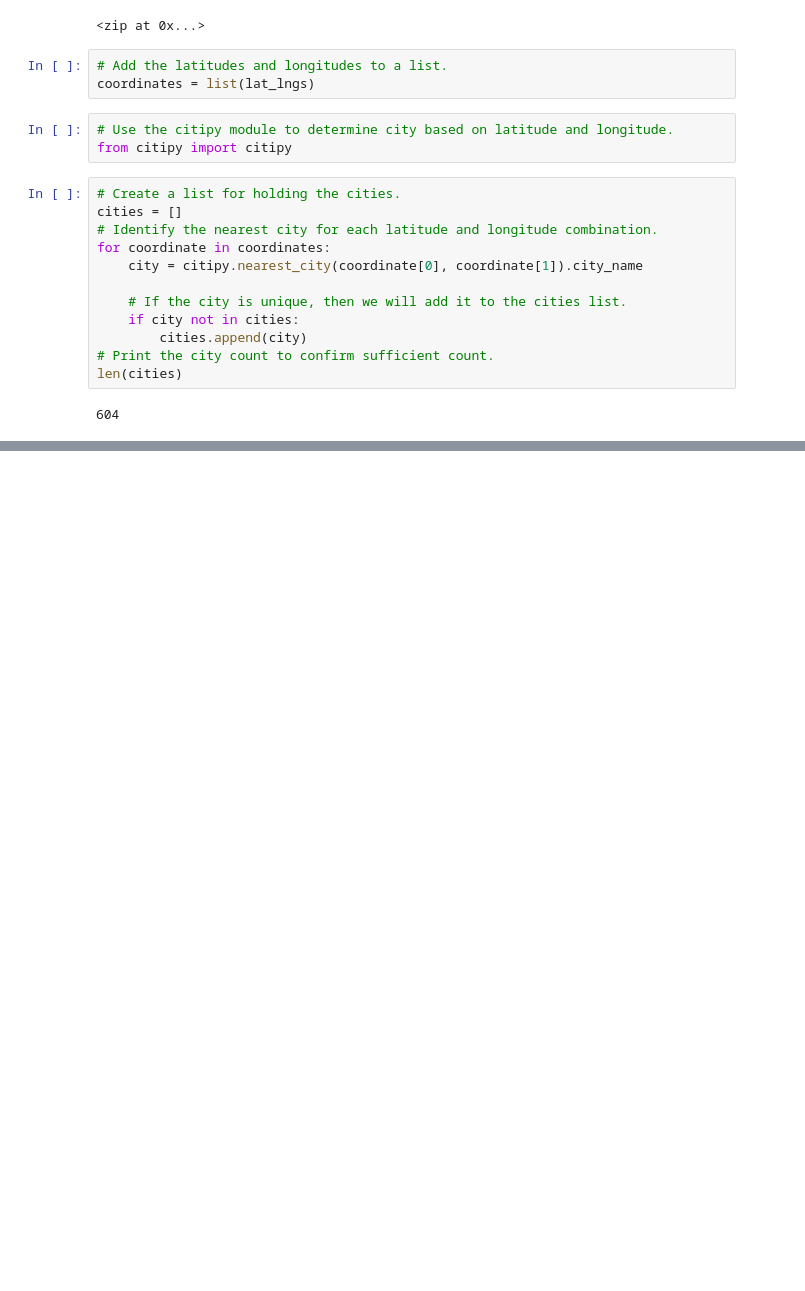
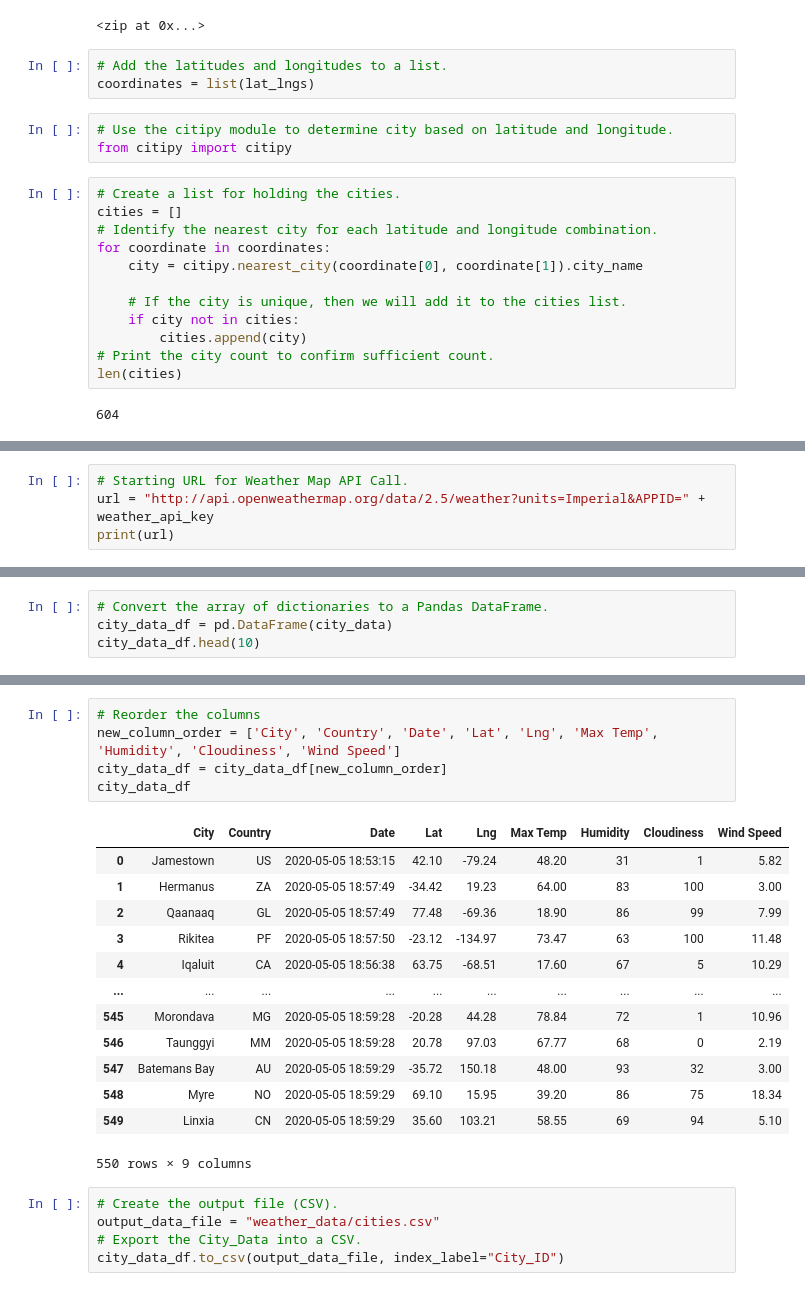
Before and after one commit to adamskel78/World_Weather_Analysis, a Jupyter notebook: WeatherPy.ipynb, the cells around one changed output, grey strips where cells are left out. Cells and saved outputs as stored; diff of their text form; blank space fills up the shorter version.

```diff
--- a/WeatherPy.ipynb
+++ b/WeatherPy.ipynb
@@ -33,0 +43,4 @@ len(cities)
+# %%
+# Starting URL for Weather Map API Call.
+url = "http://api.openweathermap.org/data/2.5/weather?units=Imperial&APPID=" + weather_api_key
+print(url)
@@ -33,0 +131,4 @@ len(cities)
+# %%
+# Convert the array of dictionaries to a Pandas DataFrame.
+city_data_df = pd.DataFrame(city_data)
+city_data_df.head(10)
@@ -33,0 +147,24 @@ len(cities)
+# %%
+# Reorder the columns
+new_column_order = ['City', 'Country', 'Date', 'Lat', 'Lng', 'Max Temp', 'Humidity', 'Cloudiness', 'Wind Speed']
+city_data_df = city_data_df[new_column_order]
+city_data_df
+# %% [output]
+|  | City | Country | Date | Lat | Lng | Max Temp | Humidity | Cloudiness | Wind Speed |
+| 0 | Jamestown | US | 2020-05-05 18:53:15 | 42.10 | -79.24 | 48.20 | 31 | 1 | 5.82 |
+| 1 | Hermanus | ZA | 2020-05-05 18:57:49 | -34.42 | 19.23 | 64.00 | 83 | 100 | 3.00 |
+| 2 | Qaanaaq | GL | 2020-05-05 18:57:49 | 77.48 | -69.36 | 18.90 | 86 | 99 | 7.99 |
+| 3 | Rikitea | PF | 2020-05-05 18:57:50 | -23.12 | -134.97 | 73.47 | 63 | 100 | 11.48 |
+| 4 | Iqaluit | CA | 2020-05-05 18:56:38 | 63.75 | -68.51 | 17.60 | 67 | 5 | 10.29 |
+| ... | ... | ... | ... | ... | ... | ... | ... | ... | ... |
+| 545 | Morondava | MG | 2020-05-05 18:59:28 | -20.28 | 44.28 | 78.84 | 72 | 1 | 10.96 |
+| 546 | Taunggyi | MM | 2020-05-05 18:59:28 | 20.78 | 97.03 | 67.77 | 68 | 0 | 2.19 |
+| 547 | Batemans Bay | AU | 2020-05-05 18:59:29 | -35.72 | 150.18 | 48.00 | 93 | 32 | 3.00 |
+| 548 | Myre | NO | 2020-05-05 18:59:29 | 69.10 | 15.95 | 39.20 | 86 | 75 | 18.34 |
+| 549 | Linxia | CN | 2020-05-05 18:59:29 | 35.60 | 103.21 | 58.55 | 69 | 94 | 5.10 |
+550 rows × 9 columns
+# %%
+# Create the output file (CSV).
+output_data_file = "weather_data/cities.csv"
+# Export the City_Data into a CSV.
+city_data_df.to_csv(output_data_file, index_label="City_ID")
```
Also changed, not shown: parts of 6 cells of this notebook, 1 other file.
